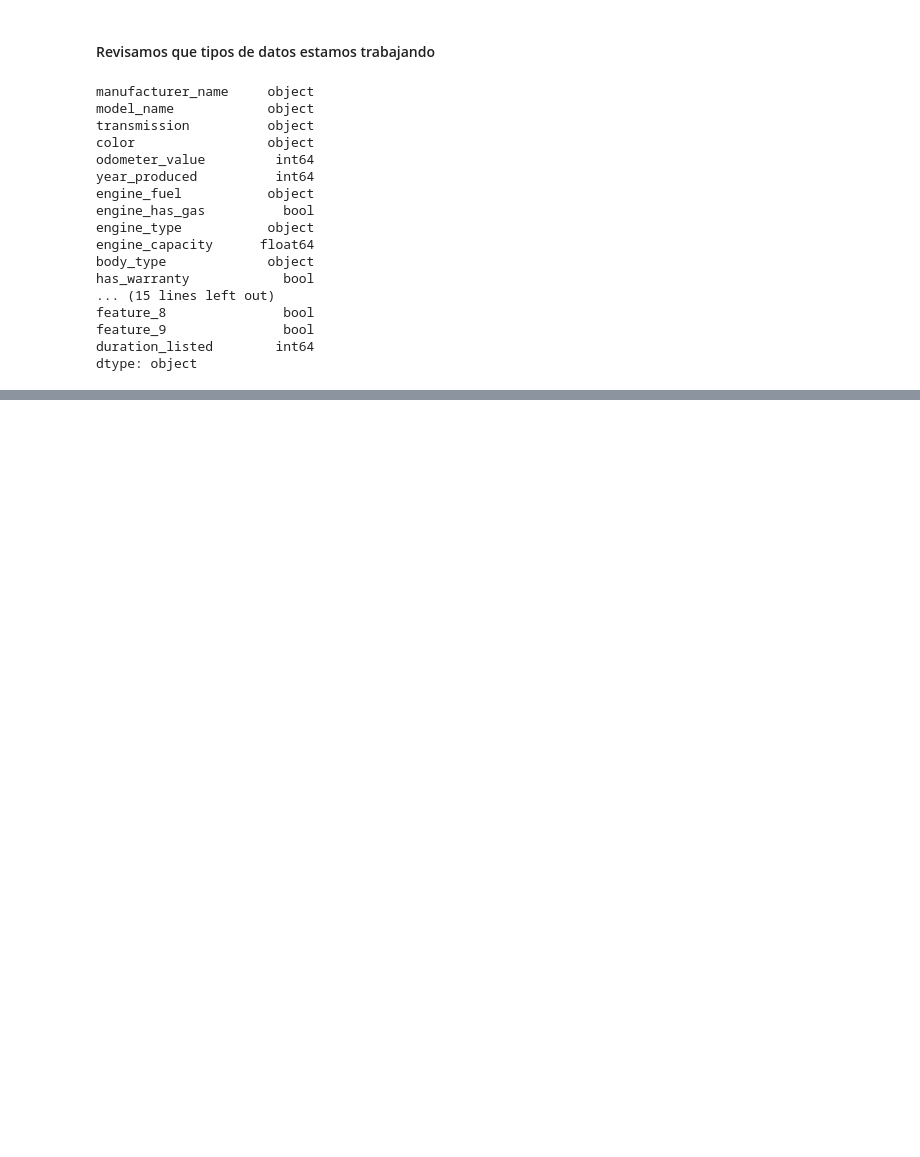
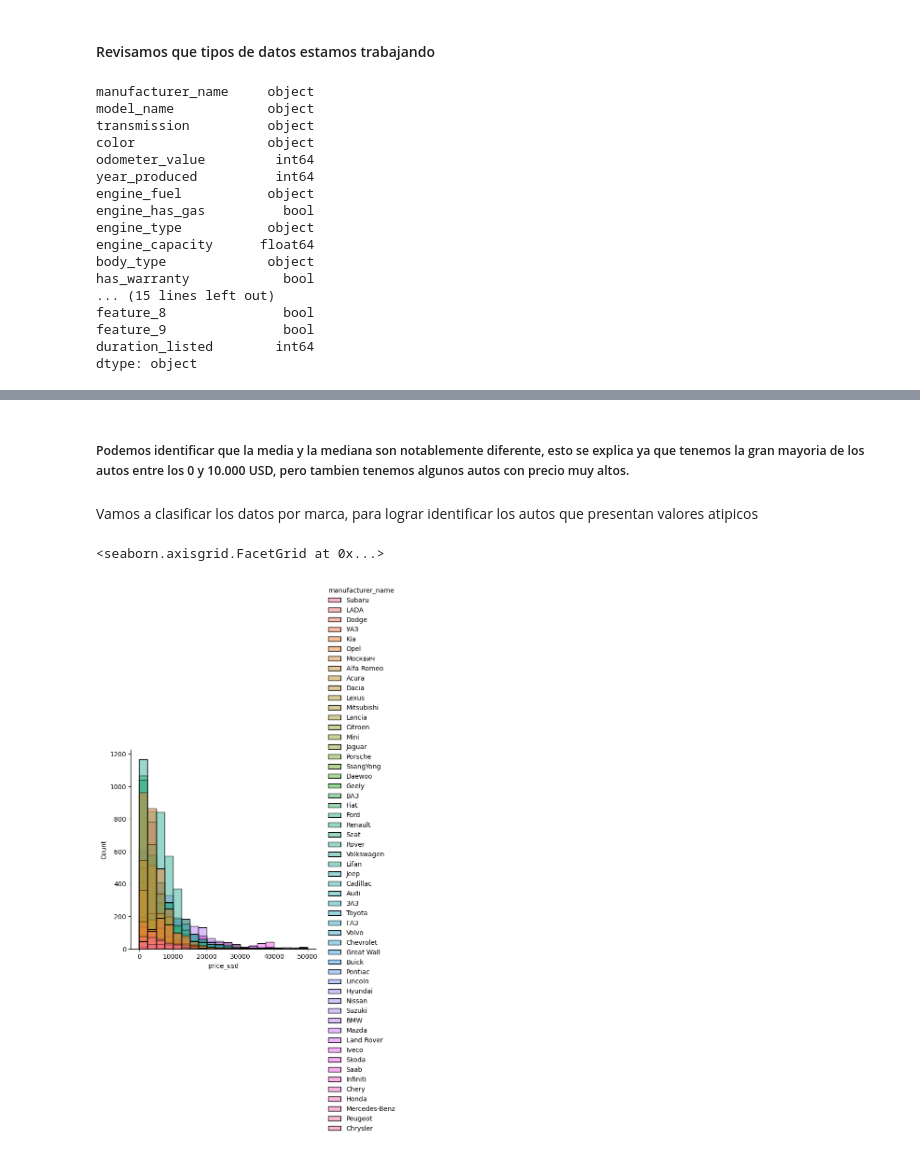
Before and after one commit to Jeison68/CarsProject, a Jupyter notebook: tipo_datos.ipynb, the cells around one changed output, grey strips where cells are left out. Drawn from its saved outputs; the diff is of its cells as text; code cells hidden in the pictures; blank space fills up the shorter version.

```diff
--- a/tipo_datos.ipynb
+++ b/tipo_datos.ipynb
@@ -40,0 +71,9 @@ dtype: object
+# %% [markdown]
+##### Podemos identificar que la media y la mediana son notablemente diferente, esto se explica ya que tenemos la gran mayoria de los autos entre los 0 y 10.000 USD, pero tambien tenemos algunos autos con precio muy altos.
+# %% [markdown]
+Vamos a clasificar los datos por marca, para lograr identificar los autos que presentan valores atipicos
+# %%
+sns.displot(df, x= 'price_usd', hue='manufacturer_name', bins=20)
+# %% [output]
+<seaborn.axisgrid.FacetGrid at 0x...>
+[figure, added]
```
Also changed, not shown: parts of 10 cells of this notebook.
